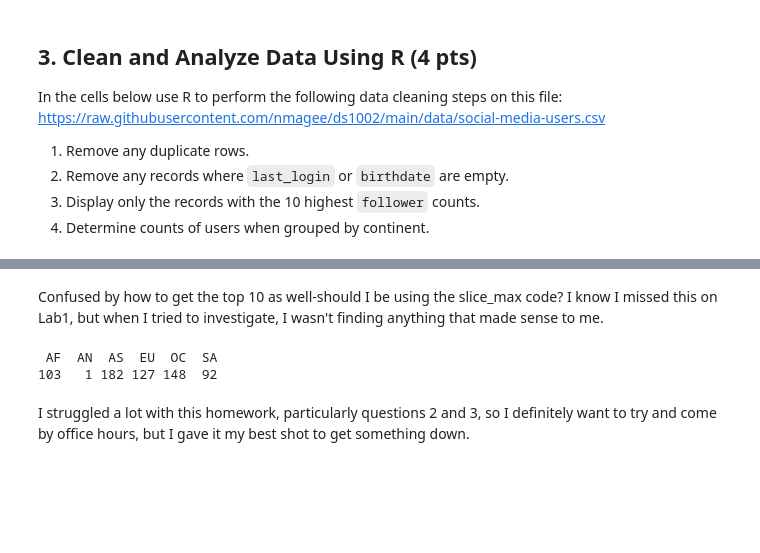
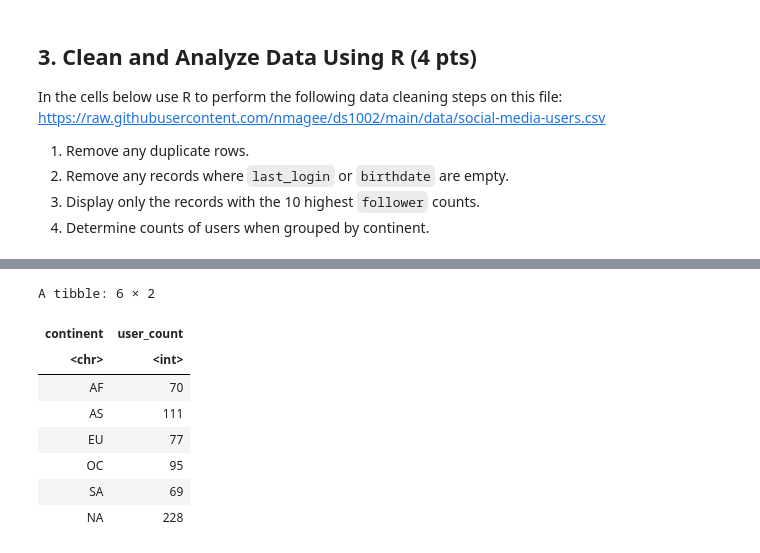
Before and after one commit to k-messick/ds1002-vmv6mp, a Jupyter notebook: homework/week-15.ipynb, the cells around one changed output, grey strips where cells are left out. Cells and saved outputs as stored; diff of their text form; code cells hidden in the pictures; blank space fills up the shorter version.

```diff
--- a/homework/week-15.ipynb
+++ b/homework/week-15.ipynb
@@ -215,10 +136,15 @@ A data.frame: 10 × 8
-# %% [markdown]
-Confused by how to get the top 10 as well-should I be using the slice_max code? I know I missed this on Lab1, but when I tried to investigate, I wasn't finding anything that made sense to me.
 # %%
-counts <- table(df2$continent)
+counts <- df3 %>%
+  group_by(continent)%>%
+  summarise(user_count=n())
 counts
 # %% [output]
- AF  AN  AS  EU  OC  SA
-103   1 182 127 148  92
+A tibble: 6 × 2
+| continent | user_count |
+| <chr> | <int> |
+| AF | 70 |
+| AS | 111 |
+| EU | 77 |
+| OC | 95 |
+| SA | 69 |
+| NA | 228 |
-# %% [markdown]
-I struggled a lot with this homework, particularly questions 2 and 3, so I definitely want to try and come by office hours, but I gave it my best shot to get something down.
```
Also changed, not shown: parts of 7 cells of this notebook.
